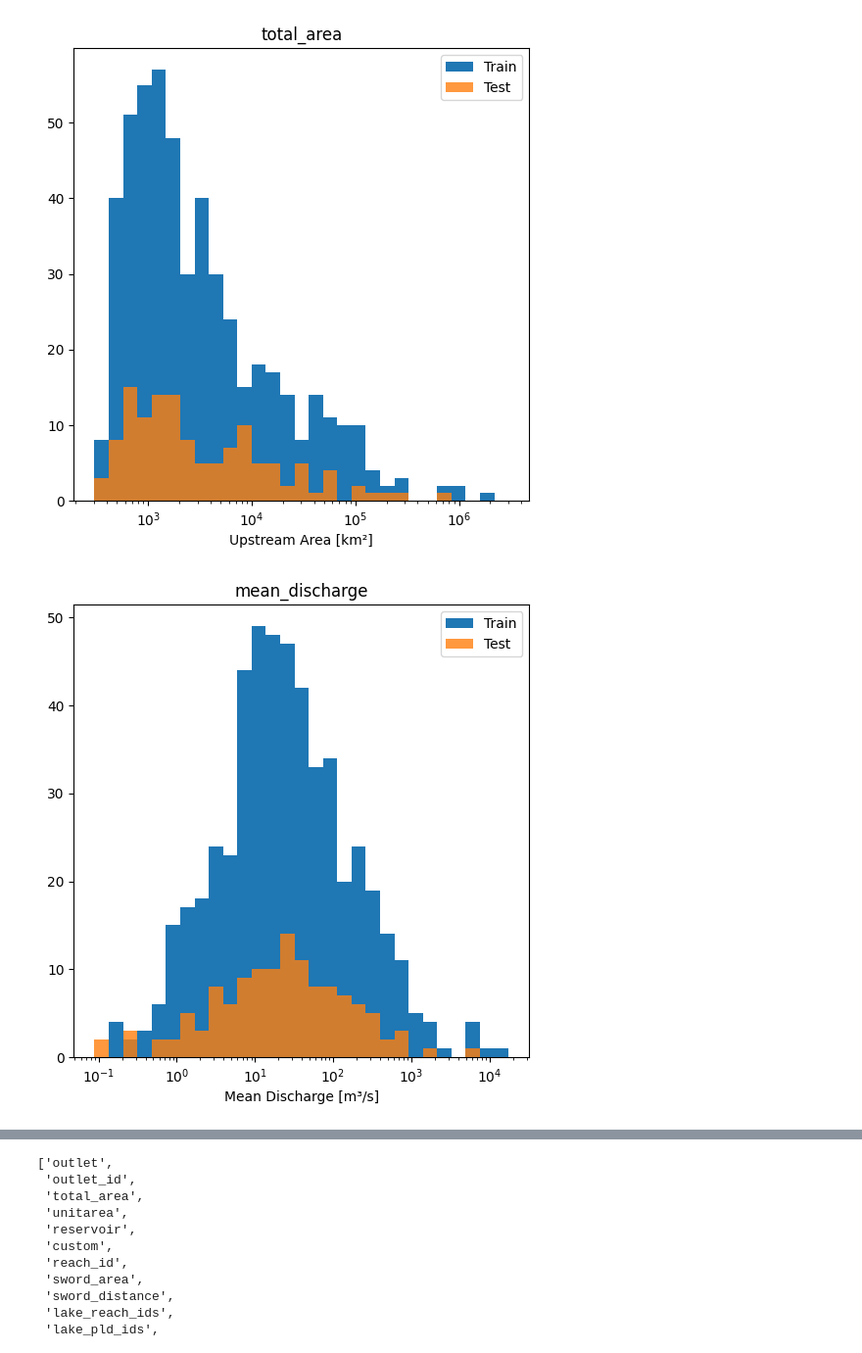
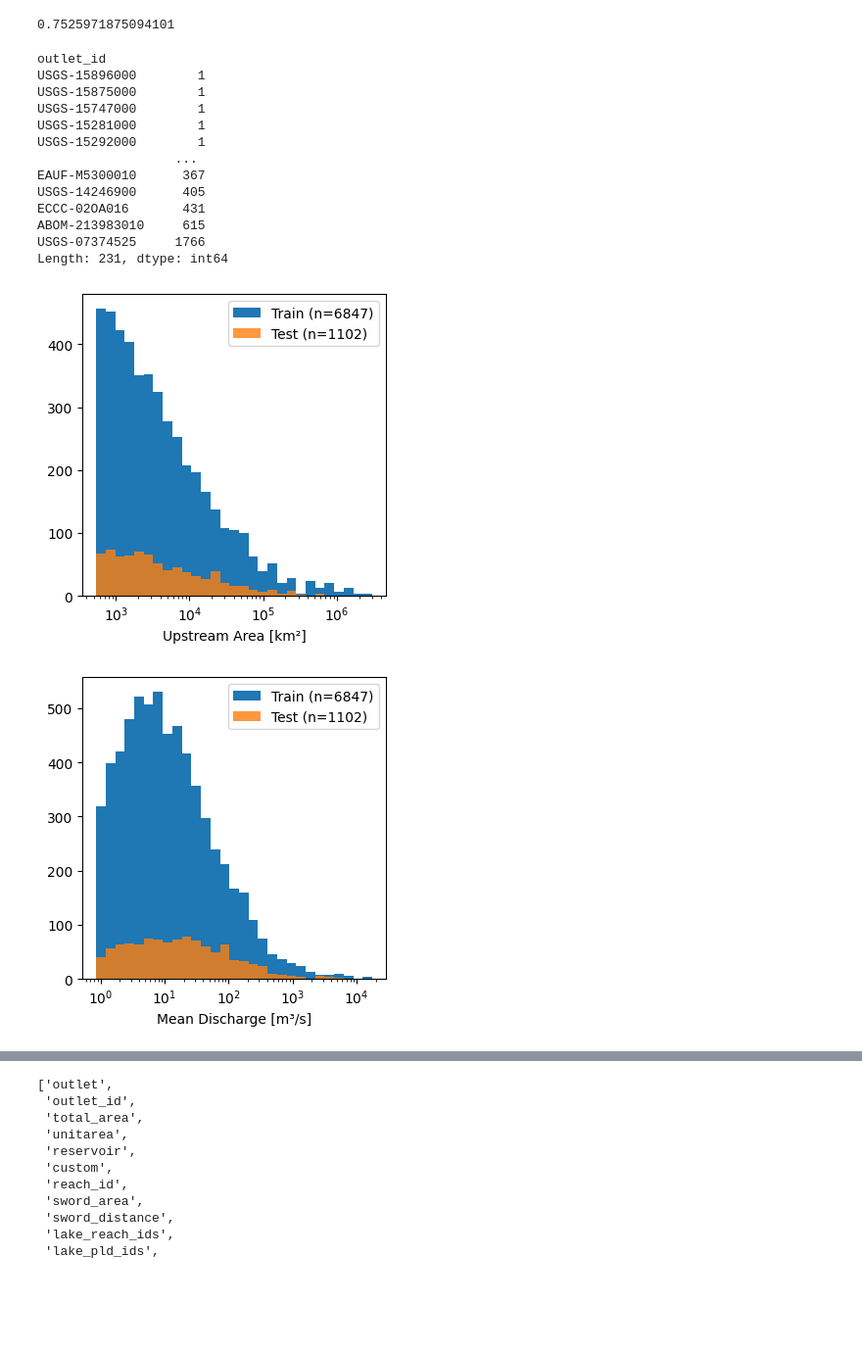
Before and after one commit to Fluvial-UMass/swot-ml, a Jupyter notebook: notebooks/reservoirs/plot_model.ipynb, the cells around one changed output, grey strips where cells are left out. Shown at 98% size. Saved outputs shown, nothing was run; the diff lists cells and outputs as text; code cells hidden in the pictures; blank space fills up the shorter version.

```diff
--- a/notebooks/reservoirs/plot_model.ipynb
+++ b/notebooks/reservoirs/plot_model.ipynb
@@ -12,0 +11,9 @@ run_dir = Path("/nas/cee-water/cjgleason/ted/swot-ml/runs/global_mutligraph/prot
+# %%
+import geopandas as gpd
+
+data_dir = Path("/nas/cee-water/cjgleason/ted/swot-ml/data/multigraph")
+fig_dir = data_dir / "_figures"
+matchups = gpd.read_parquet(data_dir / "metadata" / "All_MERIT_matchups.parquet").set_index('comid')
+matchups.index = matchups.index.astype(str)
+matchups['outlet'] = gpd.GeoSeries.from_wkt(matchups['outlet'])
+matchups
@@ -55,0 +55,4 @@ outlets = matchups[matchups.index == matchups['outlet_id']]
+# %%
+basins_w_swot = matchups.dropna(subset='reach_id')['outlet_id'].unique()
+matchups = matchups[matchups['outlet_id'].isin(basins_w_swot)]
+matchups
@@ -55,0 +74,5 @@ outlets = matchups[matchups.index == matchups['outlet_id']]
+# %%
+train_basins = pd.read_csv(data_dir / 'basin_lists' / 'train_8020_swot.txt', header=None)[0].to_list()
+matchups['train'] = False
+matchups.loc[matchups['outlet_id'].isin(train_basins),'train'] = True
+matchups
@@ -56,8 +99,9 @@ outlets = matchups[matchups.index == matchups['outlet_id']]
 # %%
-train_basins = pd.read_csv(data_dir / 'basin_lists' / 'train_8020.txt', header=None)[0].to_list()
-matchups['train'] = False
-matchups.loc[train_basins, 'train'] = True
-matchups
+outlets = matchups[matchups.index == matchups['outlet_id']].set_geometry('outlet')
+
+gauges = matchups.dropna(subset='provider')
+gauges = gauges.set_geometry('outlet')
+gauges
 # %% [output]
 |  | outlet | outlet_id | total_area | unitarea | reservoir | custom | reach_id | sword_area | sword_distance | ... |
 | comid |  |  |  |  |  |  |  |  |  | ... |
@@ -96,26 +120,47 @@ list(outlets)
+# %%
+matchups['reach_id'].isna().mean()
+# %% [output]
+0.7525971875094101
+# %%
+gauges.groupby('outlet_id').apply(len).sort_values()
+# %% [output]
+outlet_id
+USGS-15896000        1
+USGS-15875000        1
+USGS-15747000        1
+USGS-15281000        1
+USGS-15292000        1
+                  ...
+EAUF-M5300010      367
+USGS-14246900      405
+ECCC-02OA016       431
+ABOM-213983010     615
+USGS-07374525     1766
+Length: 231, dtype: int64
 # %%
 def train_test_hist(train, test, col, kwgs):
-    fig, ax = plt.subplots(1, figsize=(6,6))
+    fig, ax = plt.subplots(1, figsize=(4,4))
     data = outlets[col]
     bins = np.logspace(np.log10(data.min()), np.log10(data.max()), 30)
 
-    ax.hist(train[col], bins=bins, label='Train')
-    ax.hist(test[col], bins=bins, alpha=0.8, label='Test')
-    ax.set_title(col)
+    ax.hist(train[col], bins=bins, label=f'Train (n={len(train)})')
+    ax.hist(test[col], bins=bins, alpha=0.8, label=f'Test (n={len(test)})')
     ax.set_xlabel(kwgs.get('xlabel',''))
     plt.xscale('log')
     plt.legend()
     fig.show()
+    return fig
 
-train_basins = outlets[outlets['train']]
-test_basins = outlets[~outlets['train']]
+train_basins = gauges[gauges['train']]
+test_basins = gauges[~gauges['train']]
 
 plot_cfg = {
     'total_area': {'xlabel':'Upstream Area [km²]'},
     'mean_discharge': {'xlabel':'Mean Discharge [m³/s]'}
 }
 for col, kwgs in plot_cfg.items():
-    train_test_hist(train_basins, test_basins, col, kwgs)
+    fig = train_test_hist(train_basins, test_basins, col, kwgs)
+    fig.savefig(fig_dir / "train_test" / f"swot_hist_{col}.png", dpi=300)
 # %% [output]
-[figure, old version]
+[figure, new version]
-[figure, old version]
+[figure, new version]
```
Also changed, not shown: parts of 44 cells of this notebook, 26 other files.
